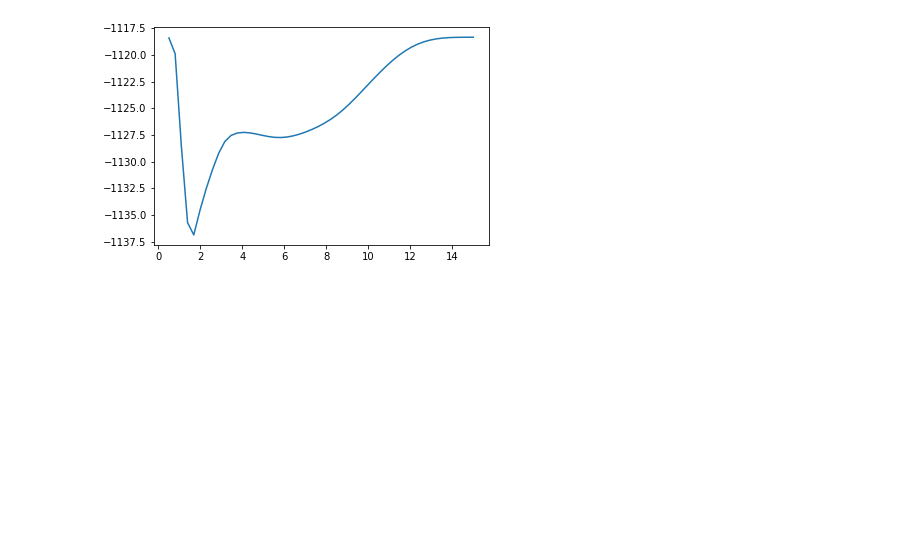
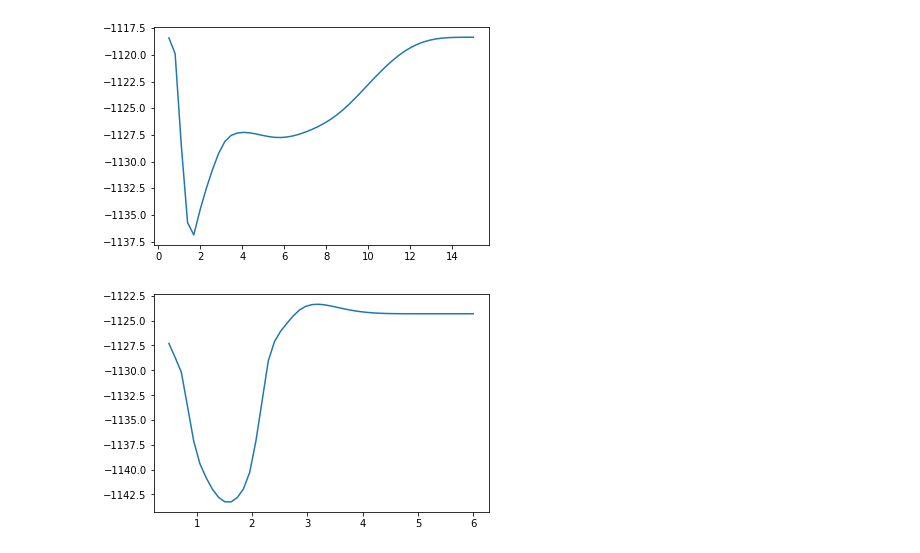
Before and after one commit to y1u0d2a1i/Research, a Jupyter notebook: scripts/wip/interatomic.ipynb, the cells around one changed output. Saved outputs shown, nothing was run; the diff lists cells and outputs as text; code cells hidden in the pictures; blank space fills up the shorter version.

```diff
--- a/scripts/wip/interatomic.ipynb
+++ b/scripts/wip/interatomic.ipynb
@@ -73,3 +73,12 @@ plt.plot(df.distance, df.energy)
 # %% [output]
 [<matplotlib.lines.Line2D at 0x...>]
 [figure]
+# %%
+# twobody
+import glob
+root_dir = '//Users/y1u0d2/desktop/Lab/result/two-body-interatomic/02'
+df = pd.read_csv(f'{root_dir}/two-body_Si_Si.csv')
+plt.plot(df.distance, df.energy)
+plt.savefig(f'{root_dir}/Si-Si.png')
+# %% [output]
+[figure, added]
```
Also changed, not shown: parts of 1 cell of this notebook, 8 other files.
